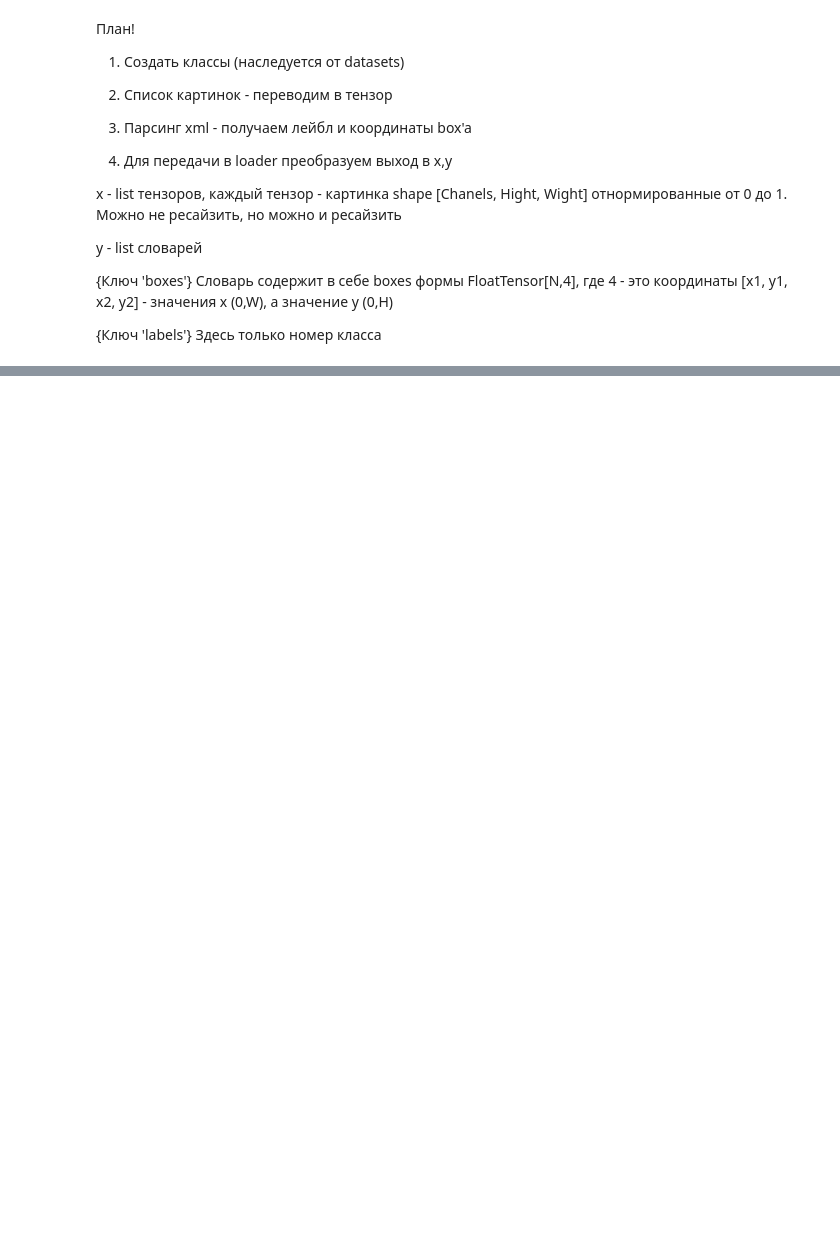
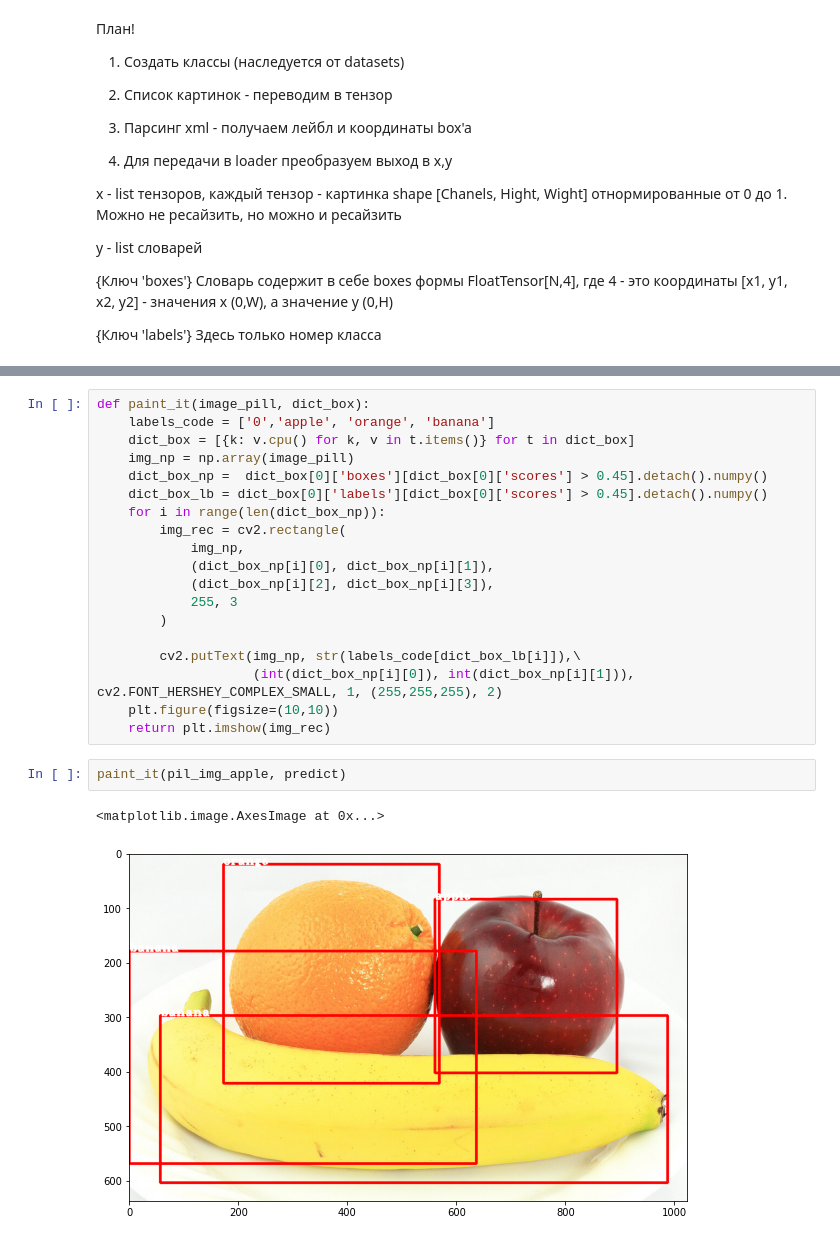
Before and after one commit to Carambolushka/Detection_fruit, a Jupyter notebook: Benen.ipynb, the cells around one changed output, grey strips where cells are left out. Saved outputs shown, nothing was run; the diff lists cells and outputs as text; blank space fills up the shorter version.

```diff
--- a/Benen.ipynb
+++ b/Benen.ipynb
@@ -235,0 +240,24 @@ print(l3)
+# %%
+def paint_it(image_pill, dict_box):
+    labels_code = ['0','apple', 'orange', 'banana']
+    dict_box = [{k: v.cpu() for k, v in t.items()} for t in dict_box]
+    img_np = np.array(image_pill)
+    dict_box_np =  dict_box[0]['boxes'][dict_box[0]['scores'] > 0.45].detach().numpy()
+    dict_box_lb = dict_box[0]['labels'][dict_box[0]['scores'] > 0.45].detach().numpy()
+    for i in range(len(dict_box_np)):
+        img_rec = cv2.rectangle(
+            img_np,
+            (dict_box_np[i][0], dict_box_np[i][1]),
+            (dict_box_np[i][2], dict_box_np[i][3]),
+            255, 3
+        )
+
+        cv2.putText(img_np, str(labels_code[dict_box_lb[i]]),\
+                    (int(dict_box_np[i][0]), int(dict_box_np[i][1])), cv2.FONT_HERSHEY_COMPLEX_SMALL, 1, (255,255,255), 2)
+    plt.figure(figsize=(10,10))
+    return plt.imshow(img_rec)
+# %%
+paint_it(pil_img_apple, predict)
+# %% [output]
+<matplotlib.image.AxesImage at 0x...>
+[figure, added]
```
Also changed, not shown: parts of 60 cells of this notebook.
